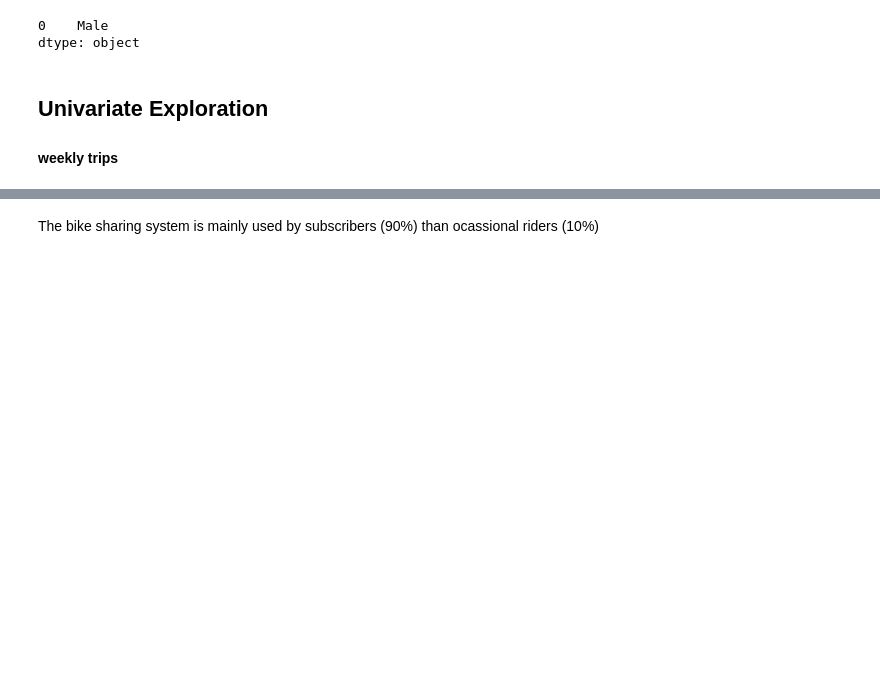
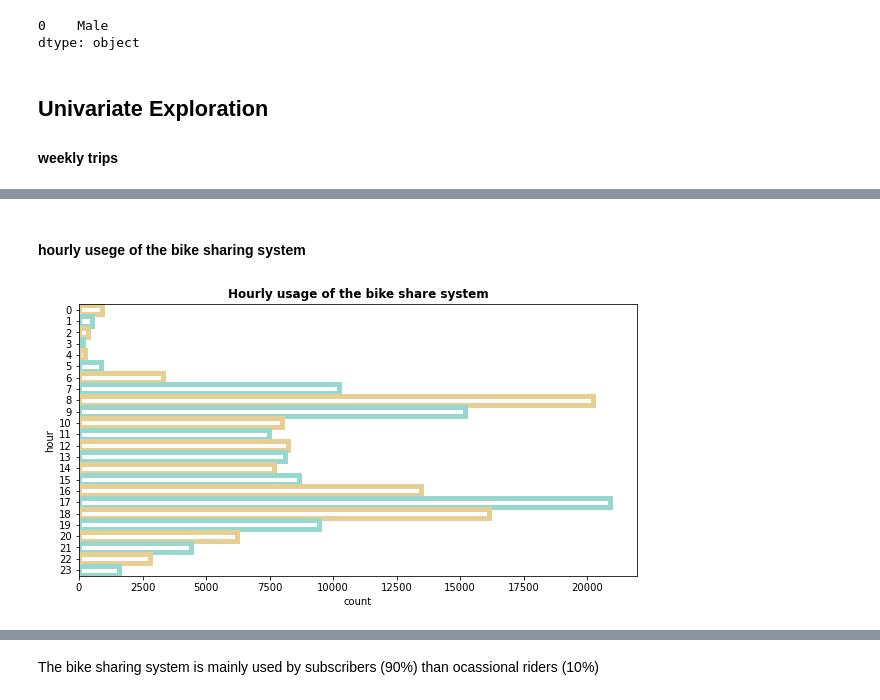
Before and after one commit to Yasmine-hub/Udacity_communicate-data-findings, a Jupyter notebook: slide_deck_template.ipynb, the cells around one changed output, grey strips where cells are left out. Saved outputs shown, nothing was run; the diff lists cells and outputs as text; code cells hidden in the pictures; blank space fills up the shorter version.

```diff
--- a/slide_deck_template.ipynb
+++ b/slide_deck_template.ipynb
@@ -254,0 +258,10 @@ The bike share system is mainly used during weekdays, with Tuesday - Thursday as
+# %% [markdown]
+#### hourly usege of the bike sharing system
+# %%
+plt.figure(figsize = [10, 5])
+g = sb.countplot(data=df, y='hour', facecolor=(0, 0, 0, 0),
+                   linewidth=5,
+                   edgecolor=sb.color_palette("BrBG", 2))
+plt.title('Hourly usage of the bike share system', fontsize=12, fontweight='bold');
+# %% [output]
+[figure, added]
```
Also changed, not shown: parts of 43 cells of this notebook.
